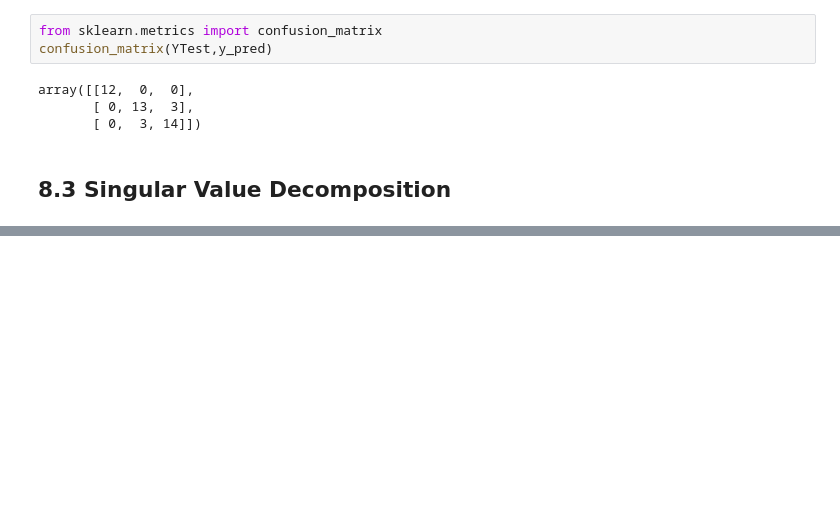
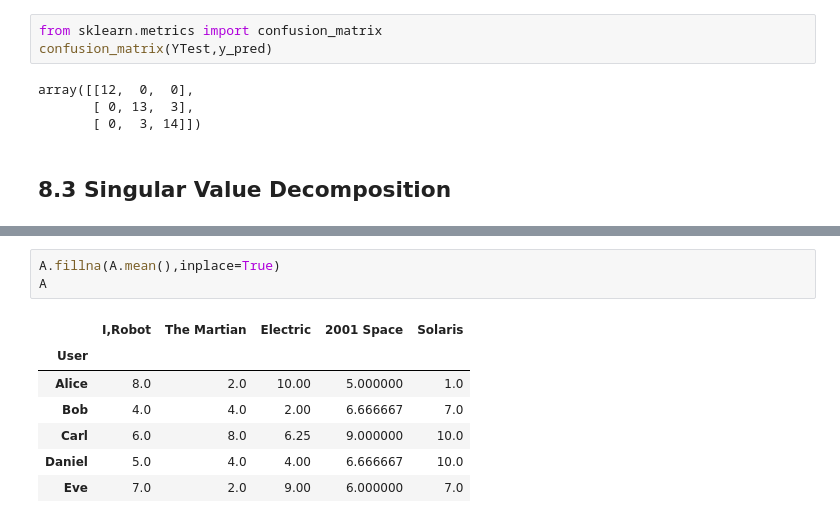
Before and after one commit to ekonlab/ai, a Jupyter notebook: salazar/8_dim_reduction/8_dim_reduction.ipynb, the cells around one changed output, grey strips where cells are left out. Cells and saved outputs as stored; diff of their text form; blank space fills up the shorter version.

```diff
--- a/salazar/8_dim_reduction/8_dim_reduction.ipynb
+++ b/salazar/8_dim_reduction/8_dim_reduction.ipynb
@@ -141,0 +322,11 @@ array([[12,  0,  0],
+# %%
+A.fillna(A.mean(),inplace=True)
+A
+# %% [output]
+|  | I,Robot | The Martian | Electric | 2001 Space | Solaris |
+| User |  |  |  |  |  |
+| Alice | 8.0 | 2.0 | 10.00 | 5.000000 | 1.0 |
+| Bob | 4.0 | 4.0 | 2.00 | 6.666667 | 7.0 |
+| Carl | 6.0 | 8.0 | 6.25 | 9.000000 | 10.0 |
+| Daniel | 5.0 | 4.0 | 4.00 | 6.666667 | 10.0 |
+| Eve | 7.0 | 2.0 | 9.00 | 6.000000 | 7.0 |
```
Also changed, not shown: parts of 22 cells of this notebook, 7 other files.
